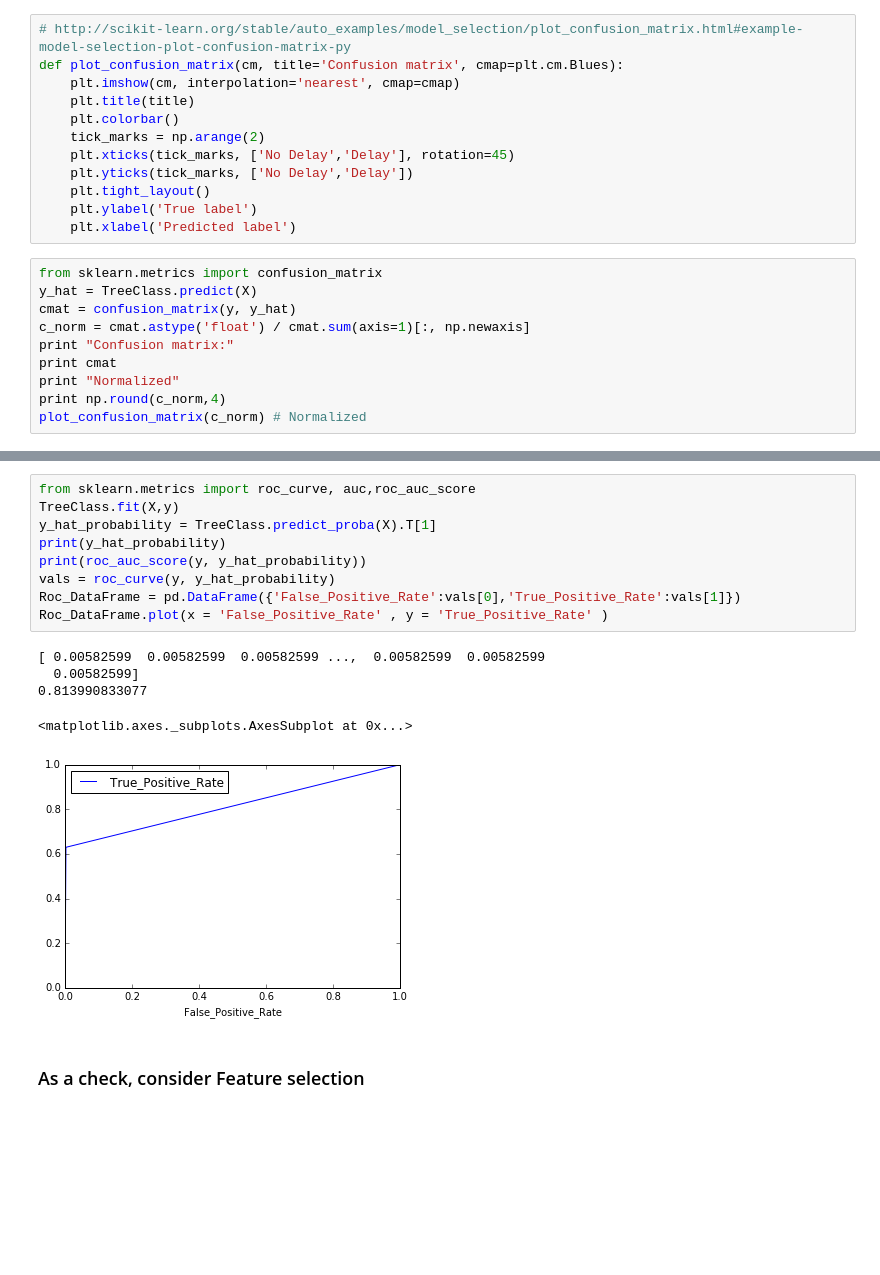
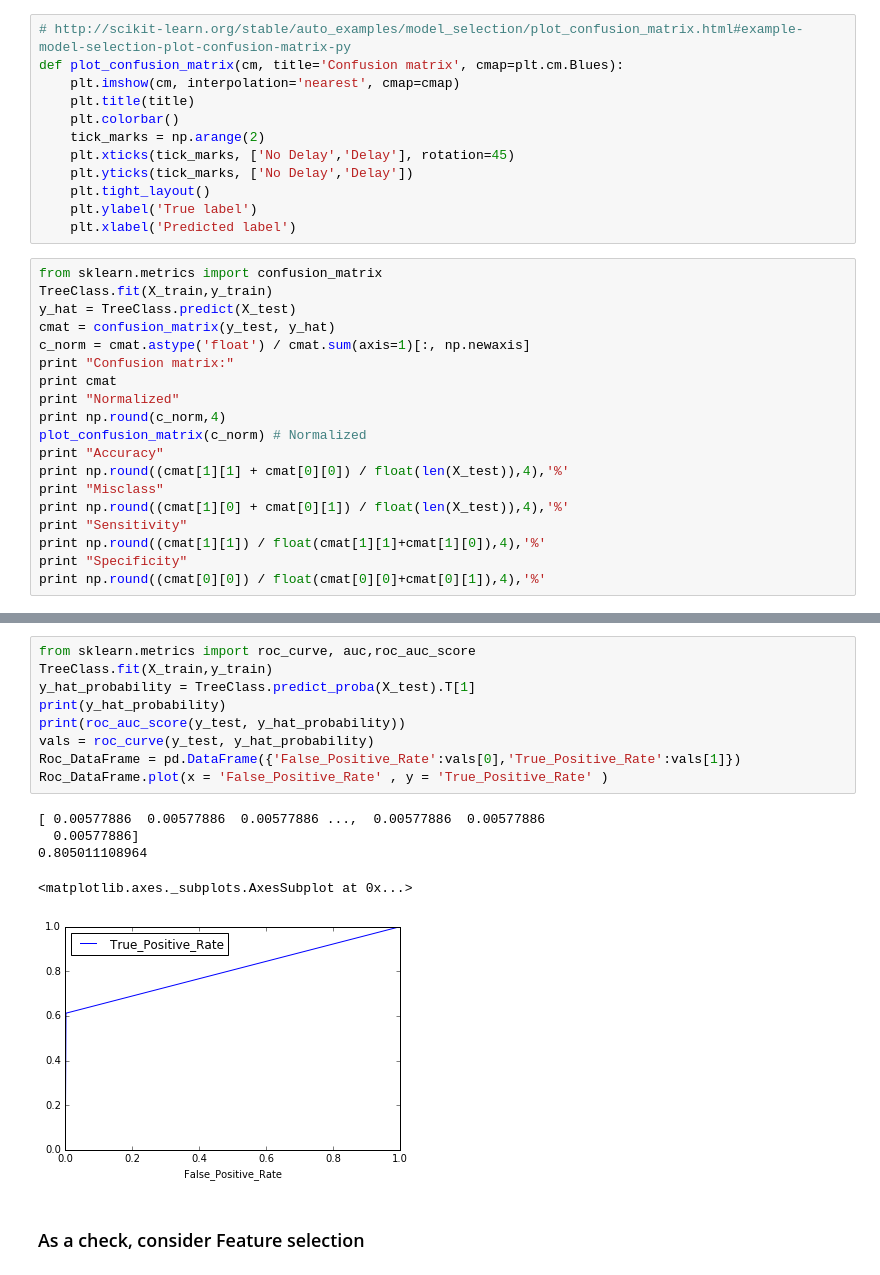
Before and after one commit to lovettbarron/caltrain-predict, a Jupyter notebook: 07focus_decision_tree.ipynb, the cells around one changed output, grey strips where cells are left out. Drawn from its saved outputs; the diff is of its cells as text; blank space fills up the shorter version.

```diff
--- a/07focus_decision_tree.ipynb
+++ b/07focus_decision_tree.ipynb
@@ -189,13 +190,22 @@ def plot_confusion_matrix(cm, title='Confusion matrix', cmap=plt.cm.Blues):
     plt.xlabel('Predicted label')
 # %%
 from sklearn.metrics import confusion_matrix
-y_hat = TreeClass.predict(X)
-cmat = confusion_matrix(y, y_hat)
+TreeClass.fit(X_train,y_train)
+y_hat = TreeClass.predict(X_test)
+cmat = confusion_matrix(y_test, y_hat)
 c_norm = cmat.astype('float') / cmat.sum(axis=1)[:, np.newaxis]
 print "Confusion matrix:"
 print cmat
 print "Normalized"
 print np.round(c_norm,4)
 plot_confusion_matrix(c_norm) # Normalized
+print "Accuracy"
+print np.round((cmat[1][1] + cmat[0][0]) / float(len(X_test)),4),'%'
+print "Misclass"
+print np.round((cmat[1][0] + cmat[0][1]) / float(len(X_test)),4),'%'
+print "Sensitivity"
+print np.round((cmat[1][1]) / float(cmat[1][1]+cmat[1][0]),4),'%'
+print "Specificity"
+print np.round((cmat[0][0]) / float(cmat[0][0]+cmat[0][1]),4),'%'
 # %% [output]
 Confusion matrix:
@@ -226,18 +239,18 @@ Specificity
 # %%
 from sklearn.metrics import roc_curve, auc,roc_auc_score
-TreeClass.fit(X,y)
-y_hat_probability = TreeClass.predict_proba(X).T[1]
+TreeClass.fit(X_train,y_train)
+y_hat_probability = TreeClass.predict_proba(X_test).T[1]
 print(y_hat_probability)
-print(roc_auc_score(y, y_hat_probability))
-vals = roc_curve(y, y_hat_probability)
+print(roc_auc_score(y_test, y_hat_probability))
+vals = roc_curve(y_test, y_hat_probability)
 Roc_DataFrame = pd.DataFrame({'False_Positive_Rate':vals[0],'True_Positive_Rate':vals[1]})
 Roc_DataFrame.plot(x = 'False_Positive_Rate' , y = 'True_Positive_Rate' )
 # %% [output]
-[ 0.00582599  0.00582599  0.00582599 ...,  0.00582599  0.00582599
-  0.00582599]
-0.813990833077
+[ 0.00577886  0.00577886  0.00577886 ...,  0.00577886  0.00577886
+  0.00577886]
+0.805011108964
 <matplotlib.axes._subplots.AxesSubplot at 0x...>
-[figure, old version]
+[figure, new version]
 # %% [markdown]
 ### As a check, consider Feature selection
 # %%
```
Also changed, not shown: parts of 23 cells of this notebook, 1 other file.
